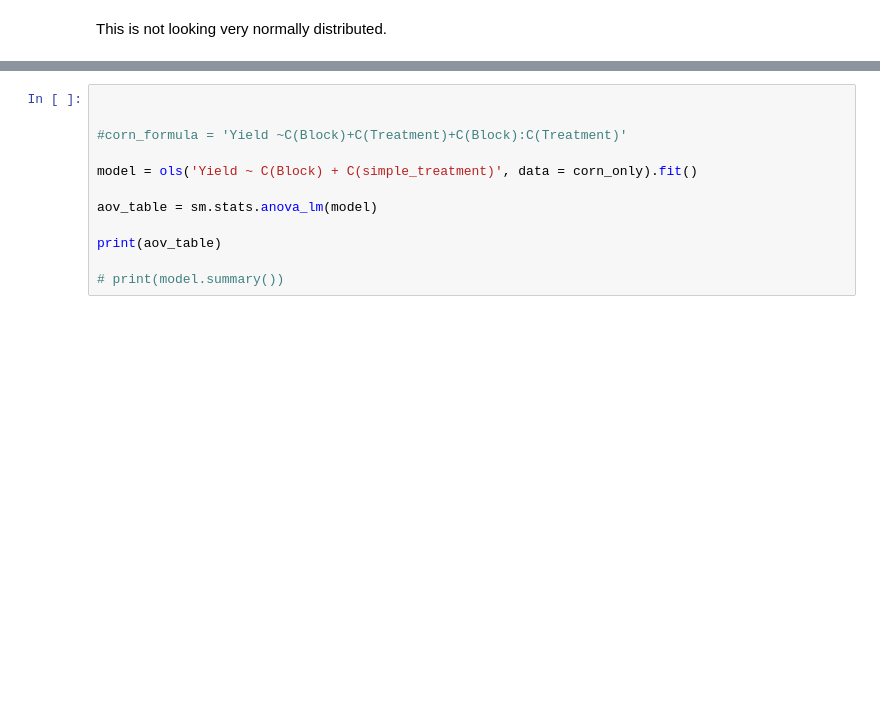
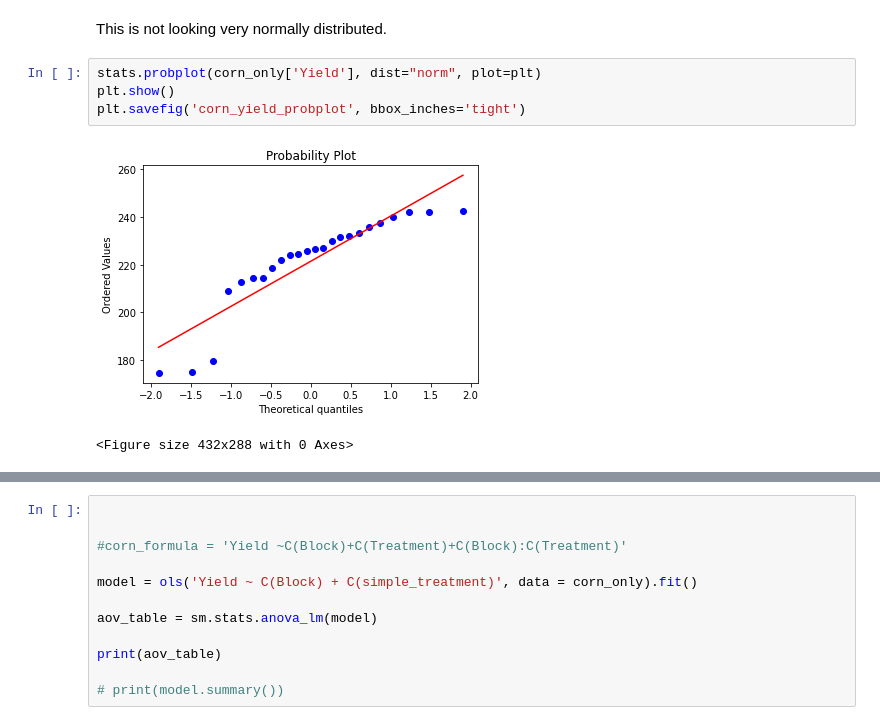
Before and after one commit to gabbymyers/516X-Project, a Jupyter notebook: _data/Yield Analysis.ipynb, the cells around one changed output, grey strips where cells are left out. Drawn from its saved outputs; the diff is of its cells as text; blank space fills up the shorter version.

```diff
--- a/_data/Yield Analysis.ipynb
+++ b/_data/Yield Analysis.ipynb
@@ -184,3 +233,10 @@ plt.savefig('Corn Histogram.jpg', bbox_inches='tight')
 [figure]
 # %% [markdown]
 This is not looking very normally distributed.
+# %%
+stats.probplot(corn_only['Yield'], dist="norm", plot=plt)
+plt.show()
+plt.savefig('corn_yield_probplot', bbox_inches='tight')
+# %% [output]
+[figure, added]
+<Figure size 432x288 with 0 Axes>
```
Also changed, not shown: parts of 17 cells of this notebook.
